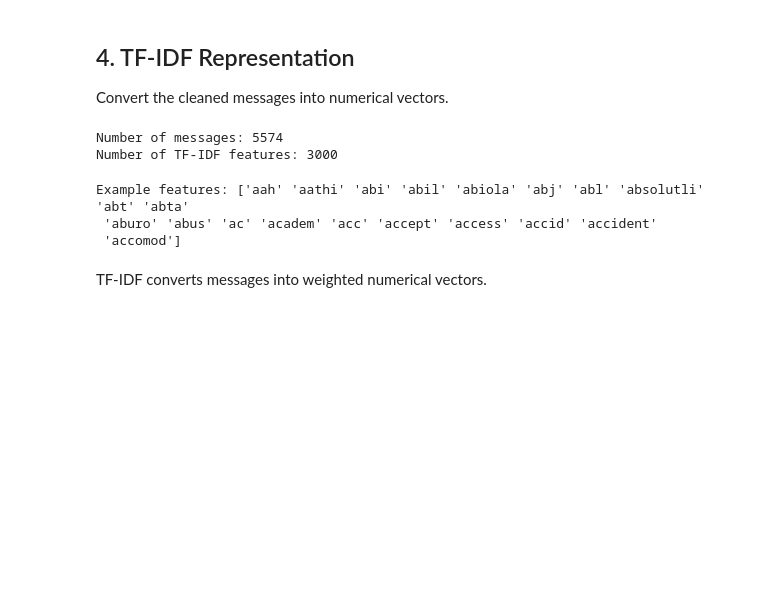
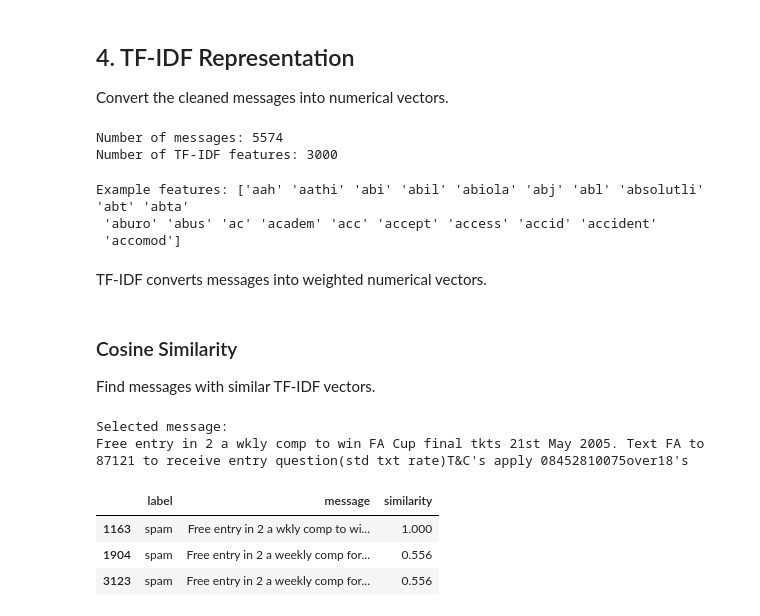
Before and after one commit to fajluna/sms-spam-detection, a Jupyter notebook: notebooks/sms_spam.ipynb, the cells around one changed output. Cells and saved outputs as stored; diff of their text form; code cells hidden in the pictures; blank space fills up the shorter version.

Commit message:
Add cosine similarity

```diff
--- a/notebooks/sms_spam.ipynb
+++ b/notebooks/sms_spam.ipynb
@@ -198,3 +198,30 @@ Example features: ['aah' 'aathi' 'abi' 'abil' 'abiola' 'abj' 'abl' 'absolutli' '
  'accomod']
 # %% [markdown]
 TF-IDF converts messages into weighted numerical vectors.
+# %% [markdown]
+### Cosine Similarity
+
+Find messages with similar TF-IDF vectors.
+# %%
+from sklearn.metrics.pairwise import cosine_similarity
+
+def find_similar_messages(message_index, number=3):
+    scores = cosine_similarity(tfidf_matrix[message_index], tfidf_matrix).flatten()
+    scores[message_index] = -1
+    similar_indices = scores.argsort()[-number:][::-1]
+
+    results = df.loc[similar_indices, ["label", "message"]].copy()
+    results["similarity"] = scores[similar_indices].round(3)
+    return results
+# %%
+message_index = 2
+print("Selected message:")
+print(df.loc[message_index, "message"])
+find_similar_messages(message_index)
+# %% [output]
+Selected message:
+Free entry in 2 a wkly comp to win FA Cup final tkts 21st May 2005. Text FA to 87121 to receive entry question(std txt rate)T&C's apply 08452810075over18's
+|  | label | message | similarity |
+| 1163 | spam | Free entry in 2 a wkly comp to wi... | 1.000 |
+| 1904 | spam | Free entry in 2 a weekly comp for... | 0.556 |
+| 3123 | spam | Free entry in 2 a weekly comp for... | 0.556 |
```
